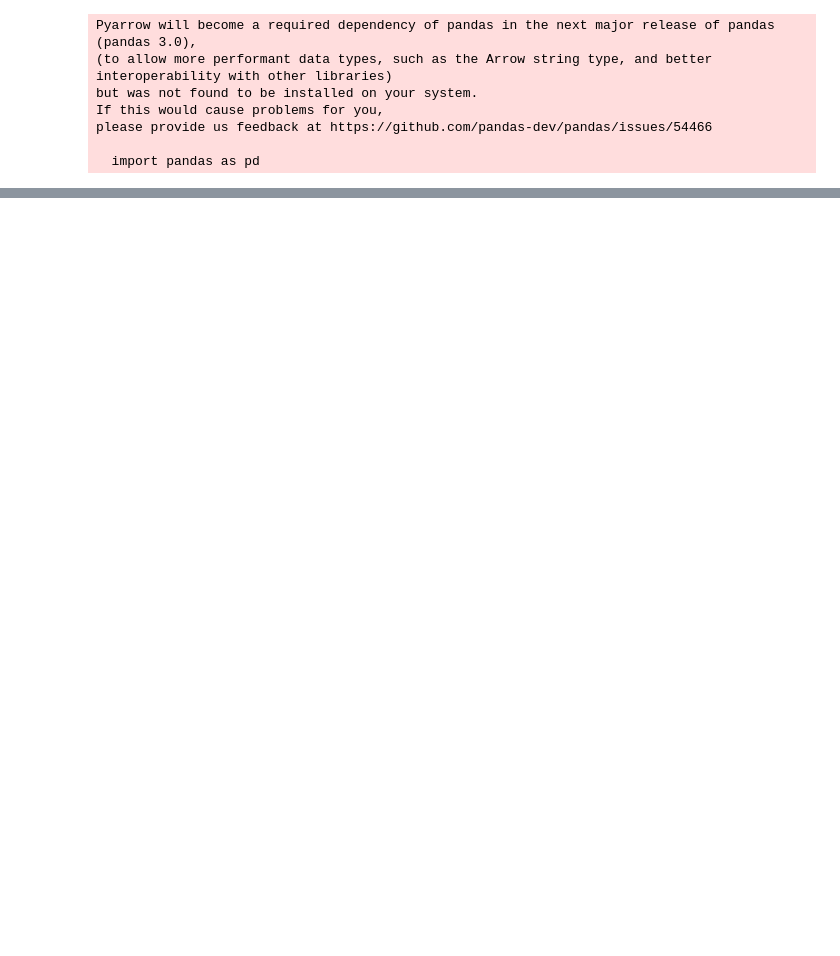
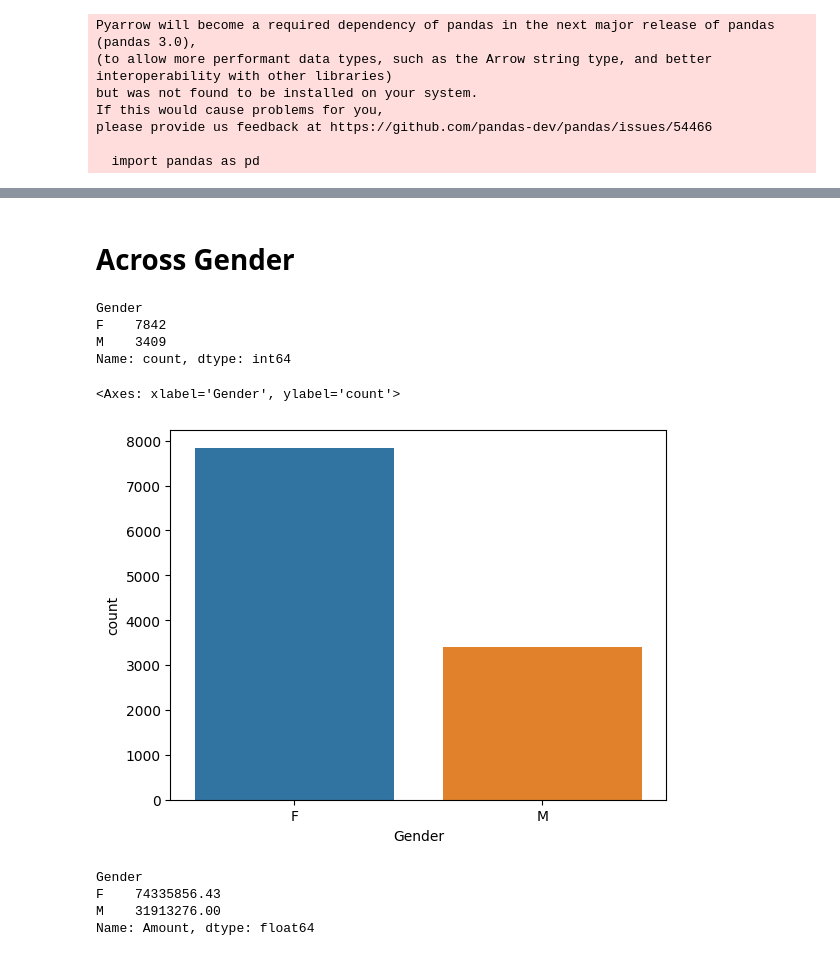
Before and after one commit to RayirthSoni/EDA-Practise, a Jupyter notebook: Code/analysis.ipynb, the cells around one changed output, grey strips where cells are left out. Drawn from its saved outputs; the diff is of its cells as text; code cells hidden in the pictures; blank space fills up the shorter version.

```diff
--- a/Code/analysis.ipynb
+++ b/Code/analysis.ipynb
@@ -14,4 +16,4 @@ please provide us feedback at https://github.com/pandas-dev/pandas/issues/54466
 
   import pandas as pd
 # %%
-df = pd.read_csv(r'C:\Users\rayir\Desktop\Python Code\EDA-Practise\Data\Diwali Sales Data.csv')
+df = pd.read_csv(r'C:\Users\rayir\Desktop\Python Code\EDA-Practise\Data\Diwali Sales Data.csv',encoding='unicode_escape')
@@ -19,0 +161,21 @@ UnicodeDecodeError: 'utf-8' codec can't decode byte 0xa0 in position 267: invali
+# %% [markdown]
+# Across Gender
+# %%
+df['Gender'].value_counts()
+# %% [output]
+Gender
+F    7842
+M    3409
+Name: count, dtype: int64
+# %%
+sns.countplot(data=df,x='Gender',hue='Gender')
+# %% [output]
+<Axes: xlabel='Gender', ylabel='count'>
+[figure, added]
+# %%
+df.groupby(by='Gender')['Amount'].sum().sort_values(axis=0,ascending=False)
+# %% [output]
+Gender
+F    74335856.43
+M    31913276.00
+Name: Amount, dtype: float64
```
Also changed, not shown: parts of 24 cells of this notebook.
